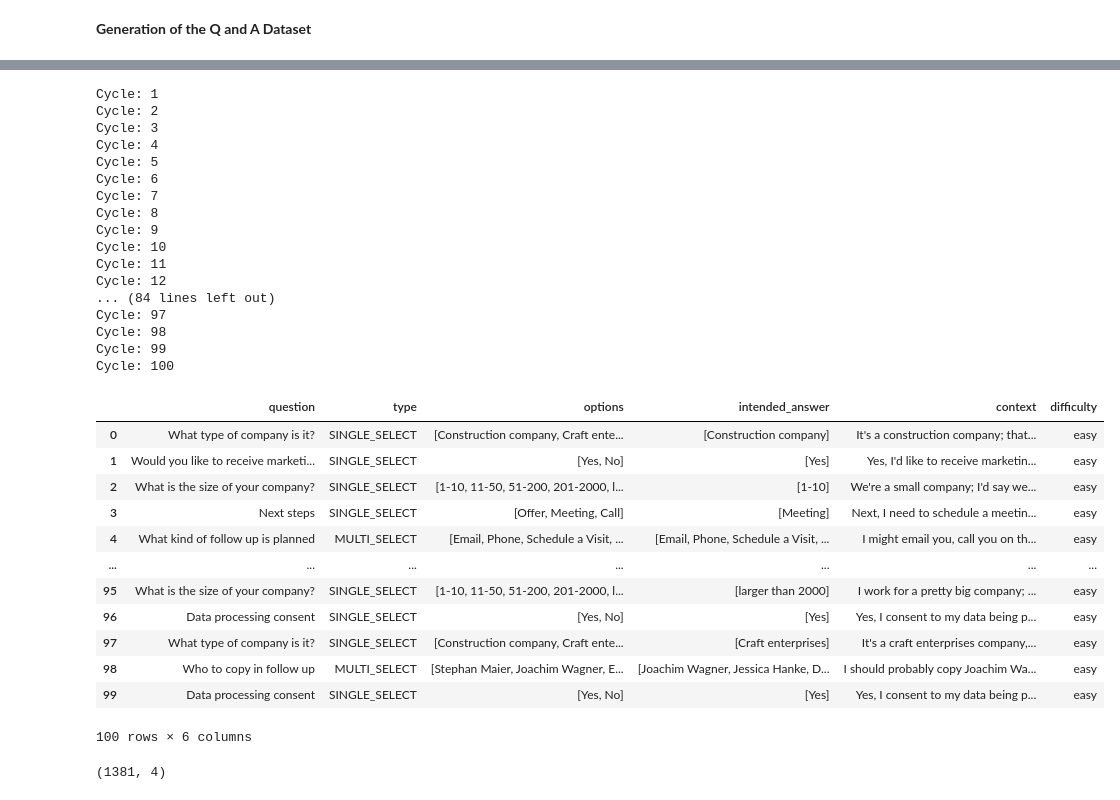
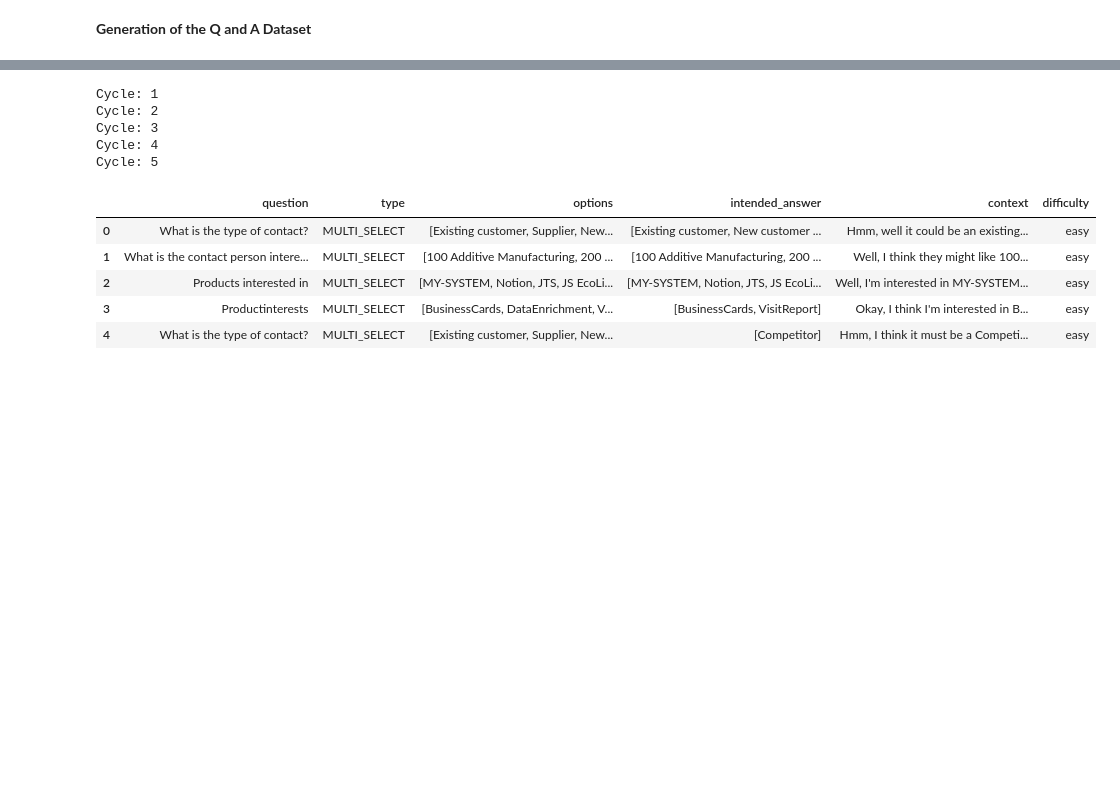
Before and after one commit to alexk2206/tds_capstone, a Jupyter notebook: QA_Dataset.ipynb, the cells around one changed output, grey strips where cells are left out. Cells and saved outputs as stored; diff of their text form; code cells hidden in the pictures; blank space fills up the shorter version.

```diff
--- a/QA_Dataset.ipynb
+++ b/QA_Dataset.ipynb
@@ -38,17 +38,18 @@ answer_combinations shape: (1381, 4)
 # %%
 key = userdata.get('GOOGLE_API_KEY')
 genai.configure(api_key=key)
-model = genai.GenerativeModel("gemini-1.5-flash")
+model = genai.GenerativeModel("gemini-2.0-flash-exp")
 # %%
-max_output_tokens = 64
+max_output_tokens = 48
 
 def generate_selection_answer_easy(question, intended_answer):
   prompt = f"""
-  You are asked a question, and you need to provide a natural, conversational answer in the first person.
-  Your response should mention **all** the options provided in the intended answer. Act like you do not know which options there are.
+  You are asked a question, and you need to provide a natural, conversational answer in the first person. Do not use special characters other than ',' and '.'.
+  Act like you really do not know which options there are and the intended answer is your answer.
+  When given a range, use a number between the two values.
   Be concise but clear, and avoid unnecessary elaboration. Use up to {max_output_tokens} tokens.
   Question: {question}\n
-  Options: {intended_answer}\n
+  Intended answer: {intended_answer}\n
   Answer as a sentence, mentioning and explaining all the provided options:
   """
 
@@ -70,7 +71,7 @@ def generate_selection_answer_easy(question, intended_answer):
 
   answer = response.text.strip()
 
-  time.sleep(5)
+  time.sleep(6)
 
   return {"answer": answer, "difficulty": "easy"}
 
@@ -92,7 +93,7 @@ def generate_number_answer_easy(question, intended_answer):
     )
 
   answer = response.text.strip()
-  time.sleep(5)
+  time.sleep(6)
 
   return {"answer": answer, "difficulty": "easy"}
 
@@ -116,7 +117,7 @@ def generate_freetext_answer_easy(question, intended_answer):
     )
 
   answer = response.text.strip()
-  time.sleep(5)
+  time.sleep(6)
 
   return {"answer": answer, "difficulty": "easy"}
 
@@ -139,7 +140,7 @@ def generate_date_answer_easy(question, intended_answer):
     )
 
   answer = response.text.strip()
-  time.sleep(5)
+  time.sleep(6)
 
   return {"answer": answer, "difficulty": "easy"}
 # %%
@@ -188,58 +189,33 @@ def generate_answer_for_row(row):
     else:
         return {"answer": "Unknown question type", "difficulty": "unknown"}
 # %%
+cycle_count = 0
+
 # Sampling
-sample_type = "TEXT"
-sample_size = 100
+sample_type = "MULTI_SELECT"
+sample_size = 5
 sample_question = "Size of the trade fair team (on average)"
 
-#answer_combinations_filtered = answer_combinations[answer_combinations['type'] == sample_type]
+answer_combinations_filtered = answer_combinations[answer_combinations['type'] == sample_type]
 #answer_combinations_filtered = answer_combinations[answer_combinations['question'] == sample_question]
-answer_combinations_filtered = answer_combinations.copy()
+#answer_combinations_filtered = answer_combinations.copy()
 
 sampled_questions = answer_combinations_filtered.sample(n=min(sample_size, len(answer_combinations_filtered))).reset_index(drop=True)
 
 sampled_questions[['context', 'difficulty']] = sampled_questions.apply(lambda row: pd.Series(generate_answer_for_row(row)), axis=1)
 
 sampled_questions
 # %% [output]
 Cycle: 1
 Cycle: 2
 Cycle: 3
 Cycle: 4
 Cycle: 5
-Cycle: 6
-Cycle: 7
-Cycle: 8
-Cycle: 9
-Cycle: 10
-Cycle: 11
-Cycle: 12
-... (84 lines left out)
-Cycle: 97
-Cycle: 98
-Cycle: 99
-Cycle: 100
 |  | question | type | options | intended_answer | context | difficulty |
-| 0 | What type of company is it? | SINGLE_SELECT | [Construction company, Craft ente... | [Construction company] | It's a construction company; that... | easy |
-| 1 | Would you like to receive marketi... | SINGLE_SELECT | [Yes, No] | [Yes] | Yes, I'd like to receive marketin... | easy |
-| 2 | What is the size of your company? | SINGLE_SELECT | [1-10, 11-50, 51-200, 201-2000, l... | [1-10] | We're a small company; I'd say we... | easy |
-| 3 | Next steps | SINGLE_SELECT | [Offer, Meeting, Call] | [Meeting] | Next, I need to schedule a meetin... | easy |
-| 4 | What kind of follow up is planned | MULTI_SELECT | [Email, Phone, Schedule a Visit, ... | [Email, Phone, Schedule a Visit, ... | I might email you, call you on th... | easy |
-| ... | ... | ... | ... | ... | ... | ... |
-| 95 | What is the size of your company? | SINGLE_SELECT | [1-10, 11-50, 51-200, 201-2000, l... | [larger than 2000] | I work for a pretty big company; ... | easy |
-| 96 | Data processing consent | SINGLE_SELECT | [Yes, No] | [Yes] | Yes, I consent to my data being p... | easy |
-| 97 | What type of company is it? | SINGLE_SELECT | [Construction company, Craft ente... | [Craft enterprises] | It's a craft enterprises company,... | easy |
-| 98 | Who to copy in follow up | MULTI_SELECT | [Stephan Maier, Joachim Wagner, E... | [Joachim Wagner, Jessica Hanke, D... | I should probably copy Joachim Wa... | easy |
-| 99 | Data processing consent | SINGLE_SELECT | [Yes, No] | [Yes] | Yes, I consent to my data being p... | easy |
+| 0 | What is the type of contact? | MULTI_SELECT | [Existing customer, Supplier, New... | [Existing customer, New customer ... | Hmm, well it could be an existing... | easy |
+| 1 | What is the contact person intere... | MULTI_SELECT | [100 Additive Manufacturing, 200 ... | [100 Additive Manufacturing, 200 ... | Well, I think they might like 100... | easy |
+| 2 | Products interested in | MULTI_SELECT | [MY-SYSTEM, Notion, JTS, JS EcoLi... | [MY-SYSTEM, Notion, JTS, JS EcoLi... | Well, I'm interested in MY-SYSTEM... | easy |
+| 3 | Productinterests | MULTI_SELECT | [BusinessCards, DataEnrichment, V... | [BusinessCards, VisitReport] | Okay, I think I'm interested in B... | easy |
+| 4 | What is the type of contact? | MULTI_SELECT | [Existing customer, Supplier, New... | [Competitor] | Hmm, I think it must be a Competi... | easy |
-100 rows × 6 columns
 # %%
 sampled_questions.to_json('sampled_qa_dataset_easy.json', orient='records', indent=4)
-# %%
-# QA Dataset
-
-qa_dataset = answer_combinations.copy()
-
-qa_dataset.shape
-# %% [output]
-(1381, 4)
```
Also changed, not shown: parts of 12 cells of this notebook.
